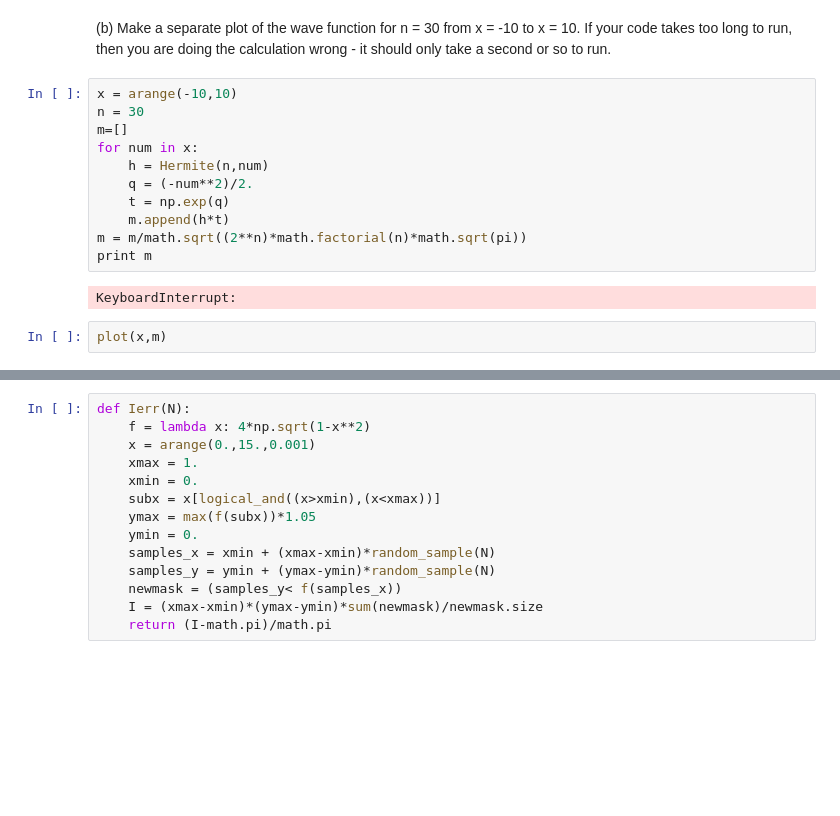
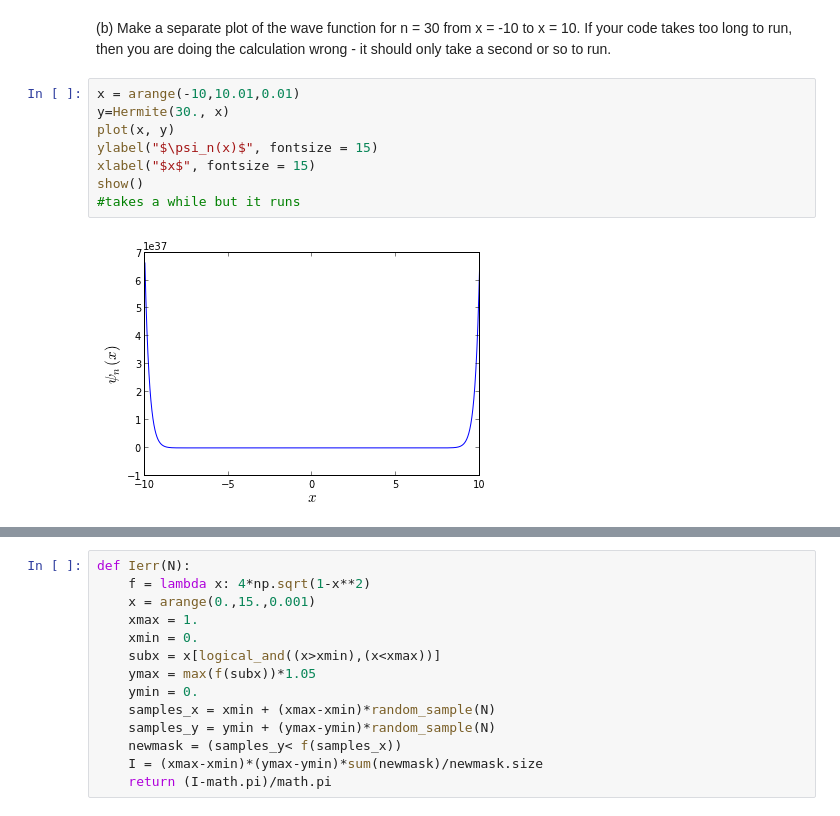
Before and after one commit to gjing/PHYS202-S13, a Jupyter notebook: Week5/IntegrationExercises4.ipynb, the cells around one changed output, grey strips where cells are left out. Cells and saved outputs as stored; diff of their text form; blank space fills up the shorter version.

```diff
--- a/Week5/IntegrationExercises4.ipynb
+++ b/Week5/IntegrationExercises4.ipynb
@@ -105,19 +135,14 @@ ylabel("$H_n(x)$",size=16)
 [figure]
 # %% [markdown]
 (b) Make a separate plot of the wave function for n = 30 from x = -10 to x = 10. If your code takes too long to run, then you are doing the calculation wrong - it should only take a second or so to run.
-# %%
-x = arange(-10,10)
-n = 30
-m=[]
-for num in x:
-    h = Hermite(n,num)
-    q = (-num**2)/2.
-    t = np.exp(q)
-    m.append(h*t)
-m = m/math.sqrt((2**n)*math.factorial(n)*math.sqrt(pi))
-print m
-# %% [output]
-KeyboardInterrupt:
-# %%
-plot(x,m)
+# %%
+x = arange(-10,10.01,0.01)
+y=Hermite(30., x)
+plot(x, y)
+ylabel("$\psi_n(x)$", fontsize = 15)
+xlabel("$x$", fontsize = 15)
+show()
+#takes a while but it runs
+# %% [output]
+[figure, added]
 # %% [markdown]
```
Also changed, not shown: parts of 19 cells of this notebook, 9 other files.
